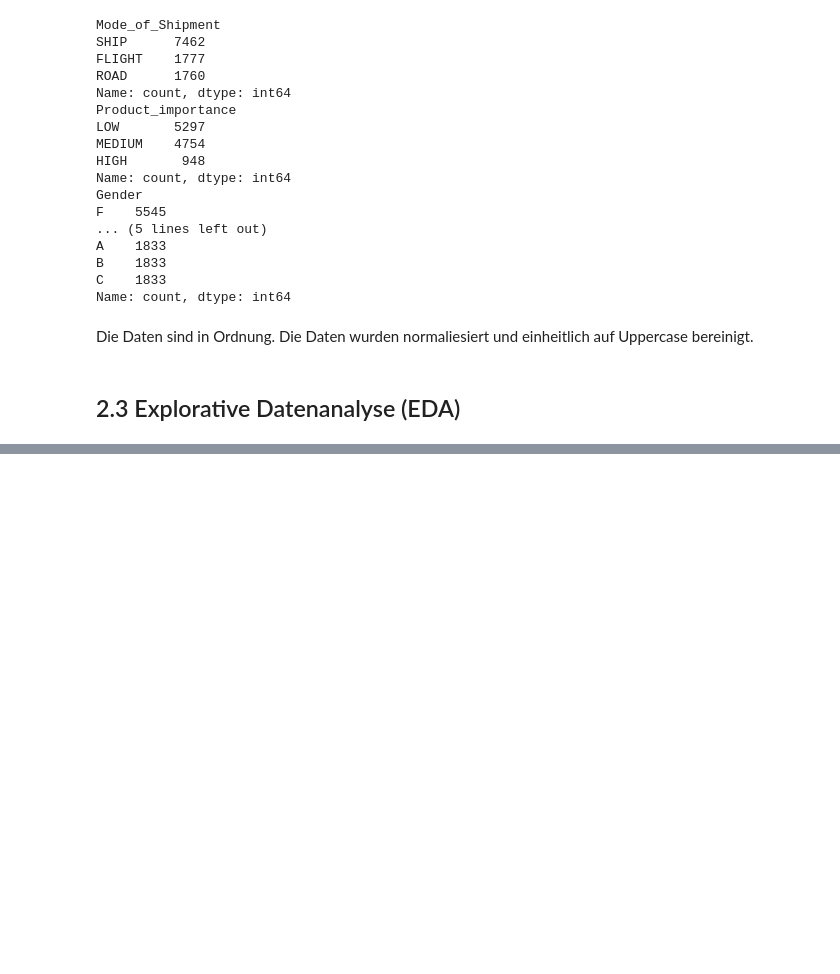
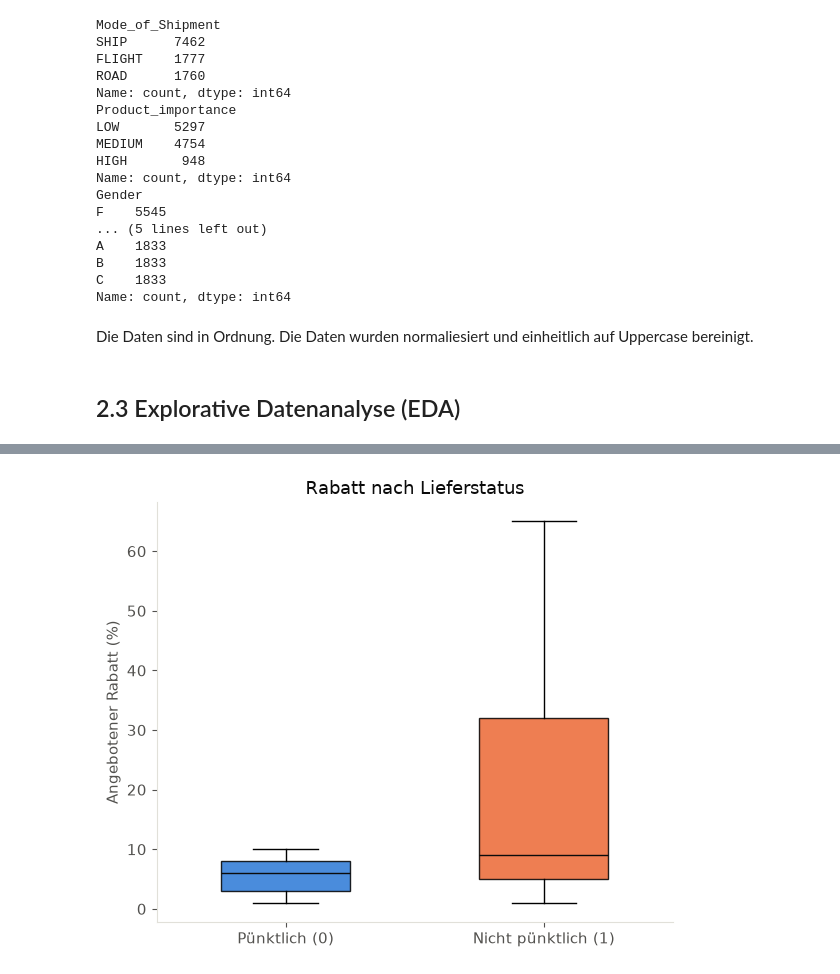
Before and after one commit to sheleut/Data-Science-E-Commerce, a Jupyter notebook: Notebook.ipynb, the cells around one changed output, grey strips where cells are left out. Saved outputs shown, nothing was run; the diff lists cells and outputs as text; code cells hidden in the pictures; blank space fills up the shorter version.

```diff
--- a/Notebook.ipynb
+++ b/Notebook.ipynb
@@ -266,0 +351,20 @@ Die Daten sind in Ordnung. Die Daten wurden normaliesiert und einheitlich auf Up
+# %%
+data_by_target = [df.loc[df["Reached.on.Time_Y.N"] == 0, "Discount_offered"],
+                  df.loc[df["Reached.on.Time_Y.N"] == 1, "Discount_offered"]]
+
+fig, ax = plt.subplots(figsize=(6, 5))
+bp = ax.boxplot(data_by_target, tick_labels=["Pünktlich (0)", "Nicht pünktlich (1)"],
+                 patch_artist=True, widths=0.5, medianprops=dict(color=INK_COLOR))
+
+for patch, color in zip(bp["boxes"], [COLOR_BLUE, COLOR_ORANGE]):
+    patch.set_facecolor(color)
+    patch.set_alpha(0.85)
+
+ax.set_ylabel("Angebotener Rabatt (%)")
+ax.set_title("Rabatt nach Lieferstatus")
+ax.spines["top"].set_visible(False)
+ax.spines["right"].set_visible(False)
+plt.tight_layout()
+plt.show()
+# %% [output]
+[figure, added]
```
Also changed, not shown: parts of 21 cells of this notebook.
